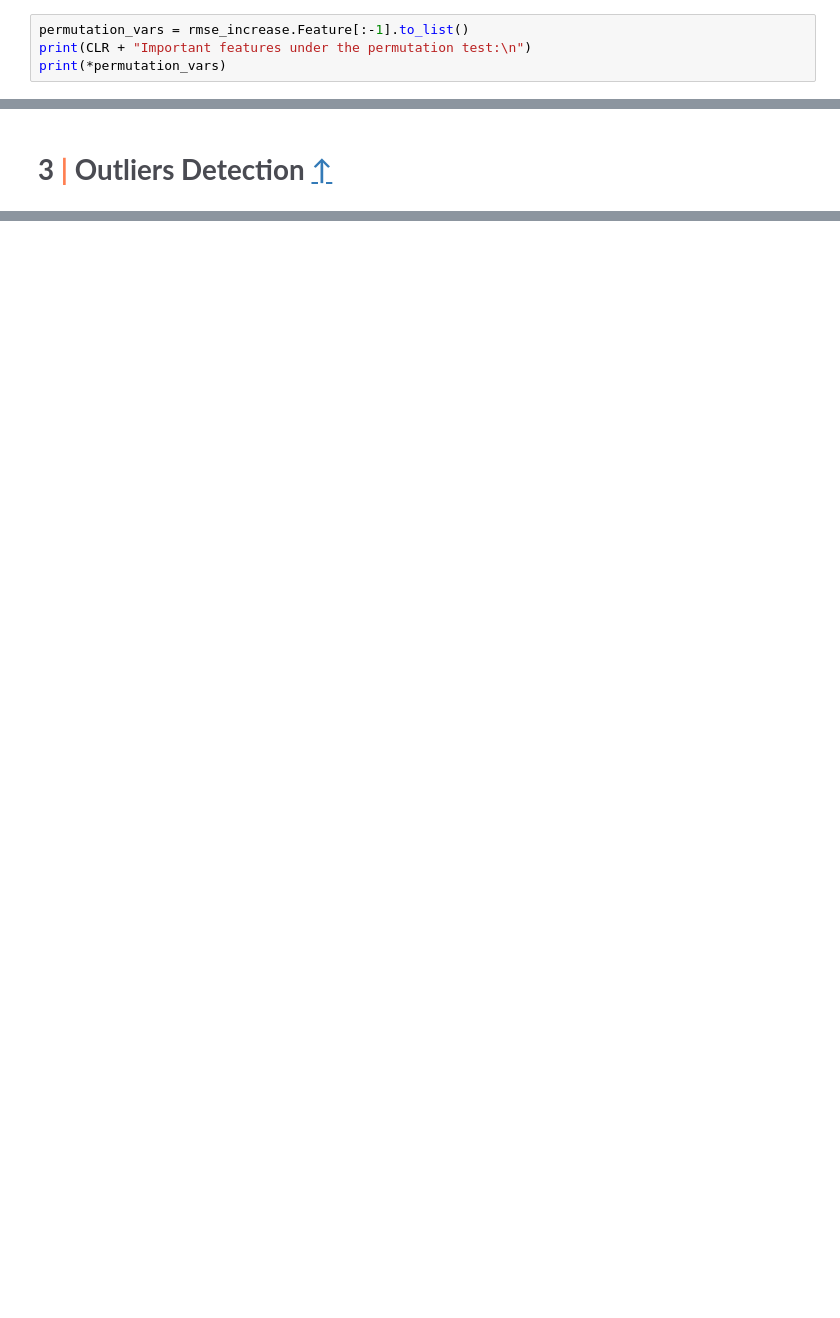
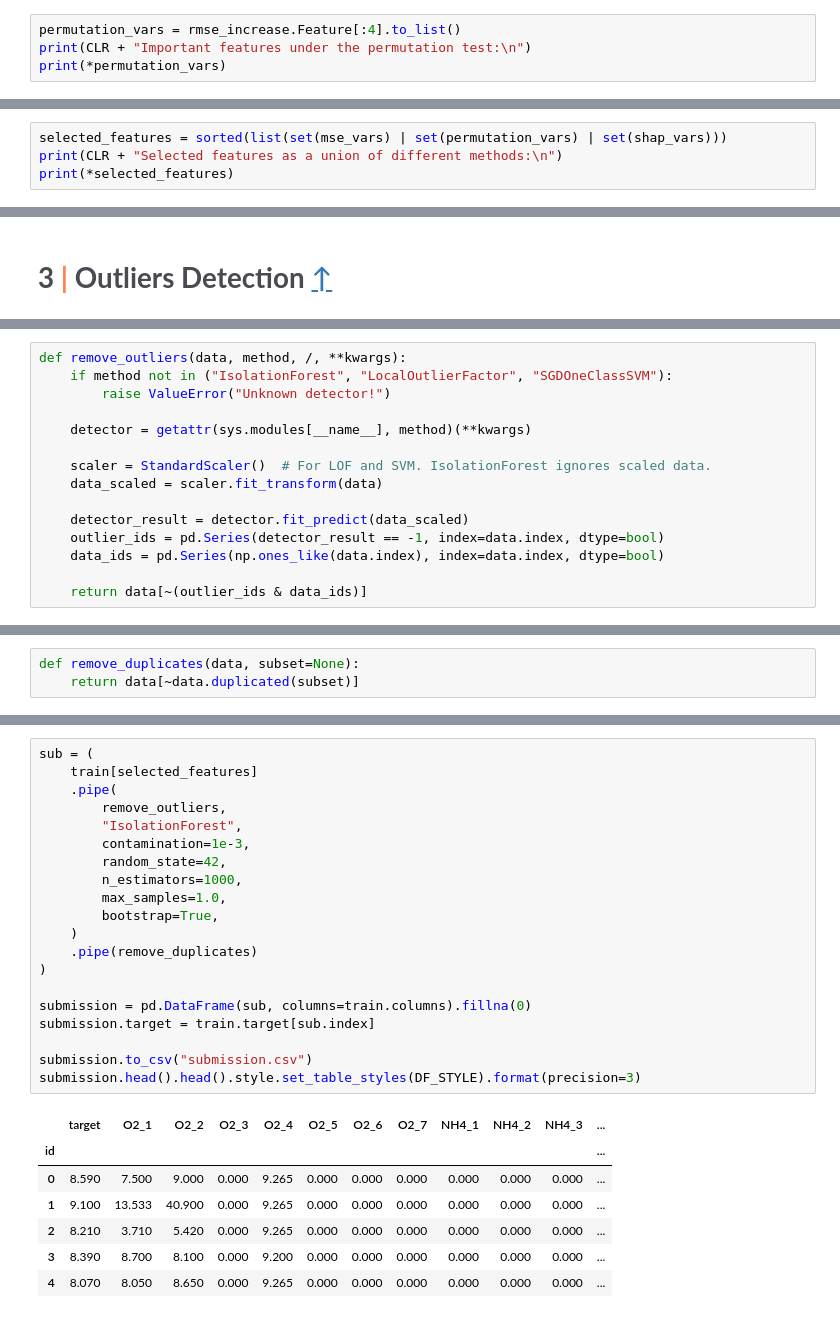
Before and after one commit to mateuszk098/kaggle-notebooks, a Jupyter notebook: playground_series_s3e21/oxygen_in_water_eda.ipynb, the cells around one changed output, grey strips where cells are left out. Cells and saved outputs as stored; diff of their text form; blank space fills up the shorter version.

```diff
--- a/playground_series_s3e21/oxygen_in_water_eda.ipynb
+++ b/playground_series_s3e21/oxygen_in_water_eda.ipynb
@@ -1171,7 +1178,7 @@ fig.update_layout(
 )
 fig.show()
 # %%
-permutation_vars = rmse_increase.Feature[:-1].to_list()
+permutation_vars = rmse_increase.Feature[:4].to_list()
 print(CLR + "Important features under the permutation test:\n")
 print(*permutation_vars)
 # %% [output]
@@ -1461,0 +1493,4 @@ plt.show()
+# %%
+selected_features = sorted(list(set(mse_vars) | set(permutation_vars) | set(shap_vars)))
+print(CLR + "Selected features as a union of different methods:\n")
+print(*selected_features)
@@ -1498,0 +1608,15 @@ plt.show()
+# %%
+def remove_outliers(data, method, /, **kwargs):
+    if method not in ("IsolationForest", "LocalOutlierFactor", "SGDOneClassSVM"):
+        raise ValueError("Unknown detector!")
+
+    detector = getattr(sys.modules[__name__], method)(**kwargs)
+
+    scaler = StandardScaler()  # For LOF and SVM. IsolationForest ignores scaled data.
+    data_scaled = scaler.fit_transform(data)
+
+    detector_result = detector.fit_predict(data_scaled)
+    outlier_ids = pd.Series(detector_result == -1, index=data.index, dtype=bool)
+    data_ids = pd.Series(np.ones_like(data.index), index=data.index, dtype=bool)
+
+    return data[~(outlier_ids & data_ids)]
@@ -1498,0 +1778,3 @@ plt.show()
+# %%
+def remove_duplicates(data, subset=None):
+    return data[~data.duplicated(subset)]
@@ -1498,0 +1806,28 @@ plt.show()
+# %%
+sub = (
+    train[selected_features]
+    .pipe(
+        remove_outliers,
+        "IsolationForest",
+        contamination=1e-3,
+        random_state=42,
+        n_estimators=1000,
+        max_samples=1.0,
+        bootstrap=True,
+    )
+    .pipe(remove_duplicates)
+)
+
+submission = pd.DataFrame(sub, columns=train.columns).fillna(0)
+submission.target = train.target[sub.index]
+
+submission.to_csv("submission.csv")
+submission.head().head().style.set_table_styles(DF_STYLE).format(precision=3)
+# %% [output]
+|  | target | O2_1 | O2_2 | O2_3 | O2_4 | O2_5 | O2_6 | O2_7 | NH4_1 | NH4_2 | NH4_3 | ... |
+| id |  |  |  |  |  |  |  |  |  |  |  | ... |
+| 0 | 8.590 | 7.500 | 9.000 | 0.000 | 9.265 | 0.000 | 0.000 | 0.000 | 0.000 | 0.000 | 0.000 | ... |
+| 1 | 9.100 | 13.533 | 40.900 | 0.000 | 9.265 | 0.000 | 0.000 | 0.000 | 0.000 | 0.000 | 0.000 | ... |
+| 2 | 8.210 | 3.710 | 5.420 | 0.000 | 9.265 | 0.000 | 0.000 | 0.000 | 0.000 | 0.000 | 0.000 | ... |
+| 3 | 8.390 | 8.700 | 8.100 | 0.000 | 9.200 | 0.000 | 0.000 | 0.000 | 0.000 | 0.000 | 0.000 | ... |
+| 4 | 8.070 | 8.050 | 8.650 | 0.000 | 9.265 | 0.000 | 0.000 | 0.000 | 0.000 | 0.000 | 0.000 | ... |
```
Also changed, not shown: parts of 35 cells of this notebook.
